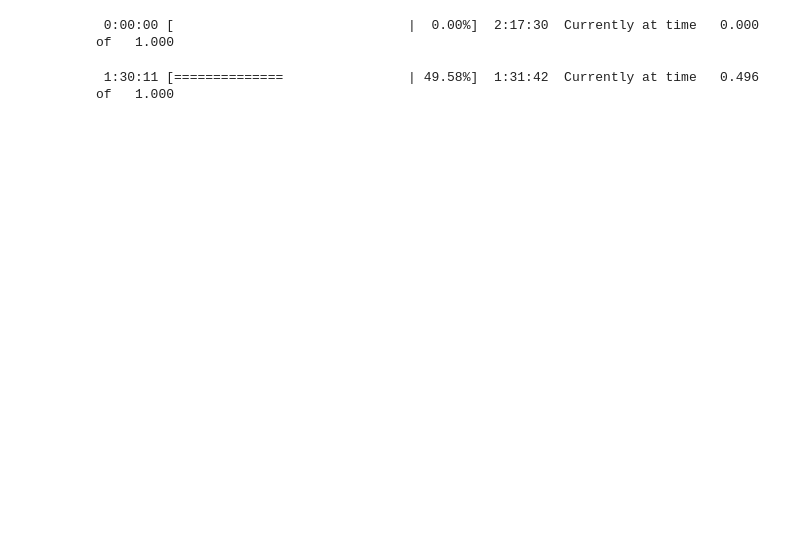
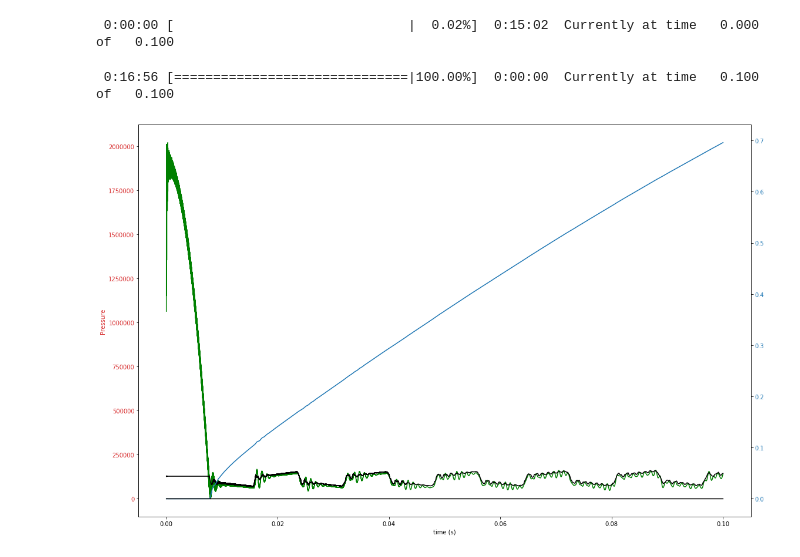
Before and after one commit to DHaspel/cavsim, a Jupyter notebook: jupyter/Try_Simple_Simulation_Pump.ipynb, the cells around one changed output. Saved outputs shown, nothing was run; the diff lists cells and outputs as text; code cells hidden in the pictures; blank space fills up the shorter version.

```diff
--- a/jupyter/Try_Simple_Simulation_Pump.ipynb
+++ b/jupyter/Try_Simple_Simulation_Pump.ipynb
@@ -140,10 +140,10 @@ solver.fluid = fluid
 solver.seeds = [pipe1, pipe2, pipe3, pipe4, pipe5]
 solver._callback = logging
 # %%
-solver.solve(1e20, 1.0, 3)
+solver.solve(1e20, 0.10, 3)
 # %% [output]
- 0:00:00 [                              |  0.00%]  2:17:30  Currently at time   0.000 of   1.000
+ 0:00:00 [                              |  0.02%]  0:15:02  Currently at time   0.000 of   0.100
- 1:30:11 [==============                | 49.58%]  1:31:42  Currently at time   0.496 of   1.000
+ 0:16:56 [==============================|100.00%]  0:00:00  Currently at time   0.100 of   0.100
 # %%
 pfield1 = np.stack(plogs1)
 #pfield2 = np.stack(plogs2)
@@ -154,7 +154,7 @@ disfield = np.stack(dislog)
 #velfield = np.stack(velocity)
 disdisfield = np.stack(dischargedisfieldlog)
 # %%
-time = np.linspace(0.0, 1.5, int(pfield4[:,-2].shape[0]))
+time = np.linspace(0.0, 0.1, int(pfield4[:,-2].shape[0]))
 #plt.figure(figsize=(16, 10))
 fig, ax1 = plt.subplots(figsize=(16, 10))
 #plt.subplot(1, 2, 1)
@@ -194,37 +194,39 @@ val1 = 0
 #ax1.plot(time[val1:val], deltap[val1:val, 0], color='green')
 
 #plt.xlim(time[val1],time[val])
-plt.ylim(0.0e5, 5e5)
+#plt.ylim(0.0e5, 5e5)
 
 color = 'tab:red'
 ax1.set_xlabel('time (s)')
 ax1.set_ylabel('Pressure', color=color)
 #ax1.set_ylim(-0e5, 6e5)
 #ax1.plot(time[val1:val], pfield3[val1:val, 1], color='red')
 ax1.plot(time[val1:val], pfield4[val1:val, -2], color='green')
 ax1.plot(time[val1:val], pfield1[val1:val, -2], color='black')
 ax1.tick_params(axis='y', labelcolor=color)
 
 
 ax2 = ax1.twinx()  # instantiate a second axes that shares the same x-axis
 
 color = 'tab:blue'
 ax2.plot(time[val1:val], disfield[val1:val, 0]*1e3, color=color)  # we already handled the x-label with ax1
 ax2.plot(time[val1:val], disdisfield[val1:val, 0]*1e3, color='black')
 #ax2.plot(time[val1:val], velfield[val1:val, 0], color = 'pink')
 #ax2.plot(time[val1:val], vfield[val1:val, 1], color = 'red')
 #ax2.plot(time[val1:val], zeta[val1:val, 0], color='green')
 #ax2.plot(time[val1:val], flow_field[val1:val, 0], color='black')
 ax2.tick_params(axis='y', labelcolor=color)
 
 #plt.subplot(1, 2, 1)
 #plt.plot(time[val1:val], disfield[val1:val, 0]*1000, color='black')
 
 #plt.plot(time[val1:val], pump(time[val1:val]))
 #plt.plot(time[val1:val], velfield[val1:val, 0], color='blue')
 #plt.plot(time[val1:val], pfield2[val1:val, 1], color='red')
 #pltplot(time[val1:val], pfield1[val1:val, -2], color='green')
 #plt.ylim(0.0e5, 8.0e5)
 fig.tight_layout()
 plt.show()
 #print(np.shape(pfield7[val1:val, 1]))
+# %% [output]
+[figure, added]
```
Also changed, not shown: 2 other files.
